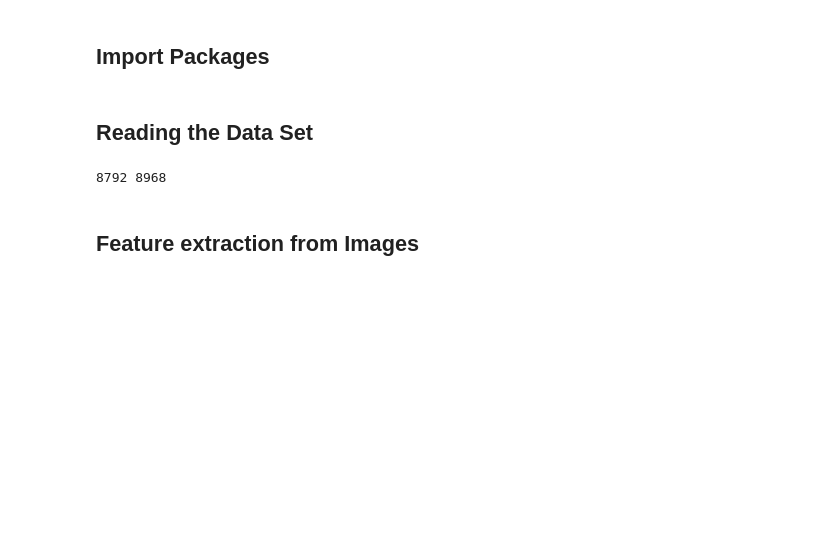
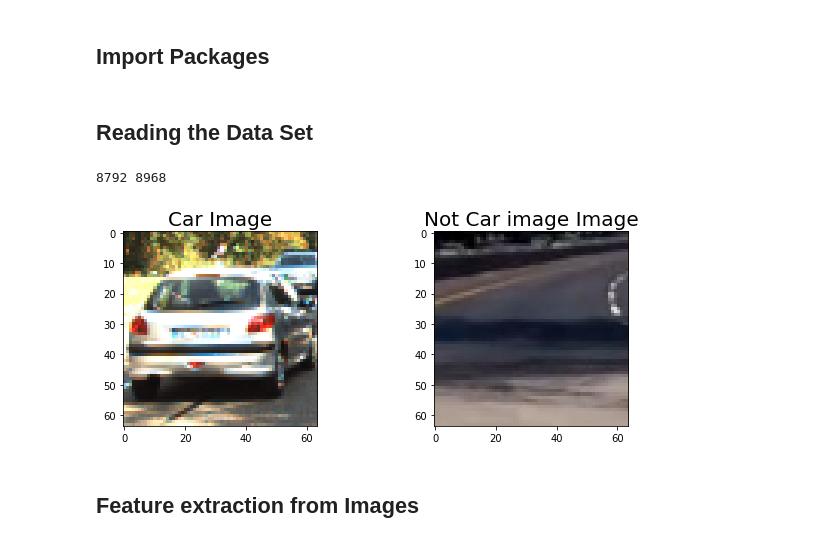
Before and after one commit to pkorivi/CarND-Vehicle-Detection, a Jupyter notebook: car_tracking.ipynb, the cells around one changed output. Drawn from its saved outputs; the diff is of its cells as text; code cells hidden in the pictures; blank space fills up the shorter version.

```diff
--- a/car_tracking.ipynb
+++ b/car_tracking.ipynb
@@ -62,6 +62,22 @@ for image in images:
 print(len(cars),len(notcars))
 # %% [output]
 8792 8968
+# %%
+"""
+Code to display mages for report !!!
+"""
+rand = np.random.randint(0, 1000)
+car_img  = mpimg.imread(cars[rand])
+not_car_img = mpimg.imread(notcars[rand])
+f, (ax1, ax2) = plt.subplots(1, 2, figsize=(8, 3))
+f.tight_layout()
+ax1.imshow(car_img)
+ax1.set_title('Car Image', fontsize=20)
+ax2.imshow(not_car_img)
+ax2.set_title('Not Car image Image', fontsize=20)
+plt.subplots_adjust(left=0., right=1, top=0.9, bottom=0.)
+# %% [output]
+[figure, added]
 # %% [markdown]
 ## Feature extraction from Images
 # %%
```
Also changed, not shown: parts of 4 cells of this notebook, 18 other files.
